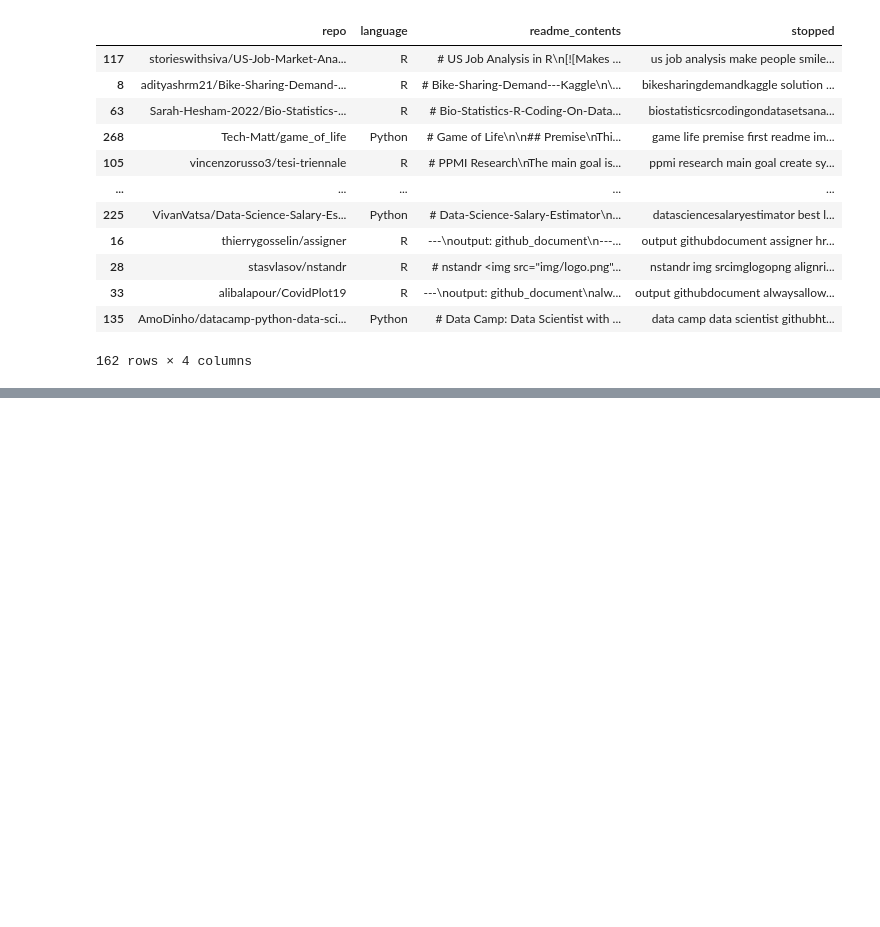
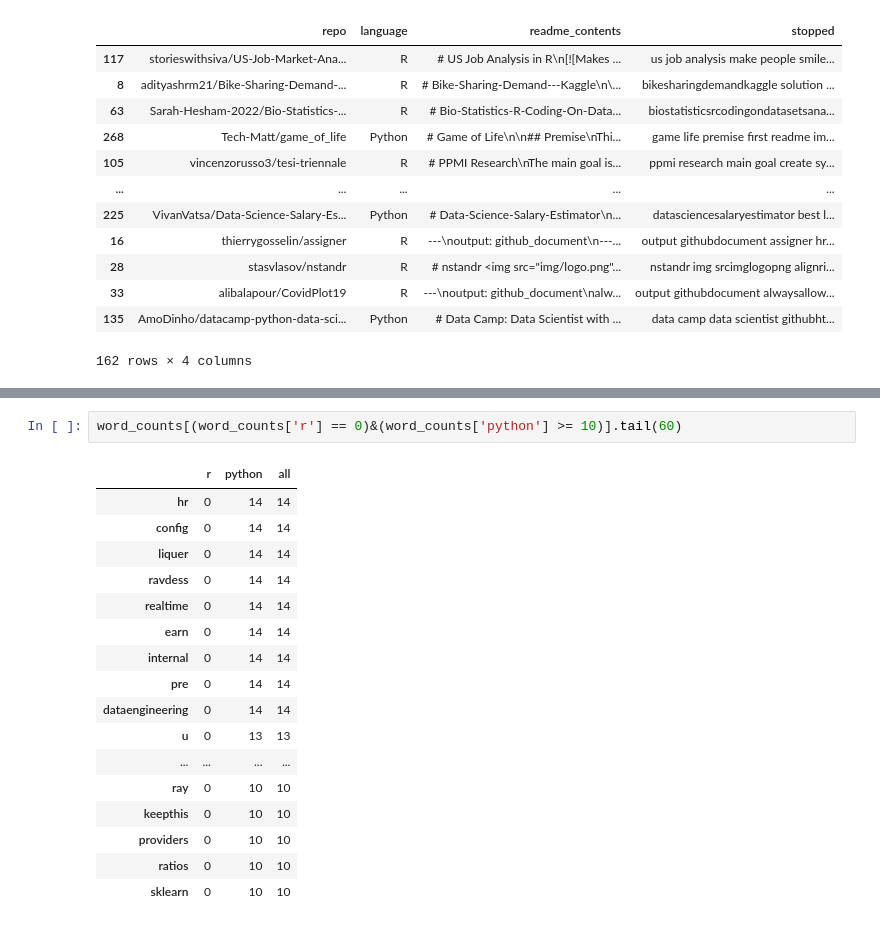
Before and after one commit to Cod-Up-Our-Data/github_language_processing, a Jupyter notebook: explore_r.ipynb, the cells around one changed output, grey strips where cells are left out. Cells and saved outputs as stored; diff of their text form; blank space fills up the shorter version.

```diff
--- a/explore_r.ipynb
+++ b/explore_r.ipynb
@@ -70,0 +192,20 @@ train
+# %%
+word_counts[(word_counts['r'] == 0)&(word_counts['python'] >= 10)].tail(60)
+# %% [output]
+|  | r | python | all |
+| hr | 0 | 14 | 14 |
+| config | 0 | 14 | 14 |
+| liquer | 0 | 14 | 14 |
+| ravdess | 0 | 14 | 14 |
+| realtime | 0 | 14 | 14 |
+| earn | 0 | 14 | 14 |
+| internal | 0 | 14 | 14 |
+| pre | 0 | 14 | 14 |
+| dataengineering | 0 | 14 | 14 |
+| u | 0 | 13 | 13 |
+| ... | ... | ... | ... |
+| ray | 0 | 10 | 10 |
+| keepthis | 0 | 10 | 10 |
+| providers | 0 | 10 | 10 |
+| ratios | 0 | 10 | 10 |
+| sklearn | 0 | 10 | 10 |
```
Also changed, not shown: parts of 20 cells of this notebook, 1 other file.
